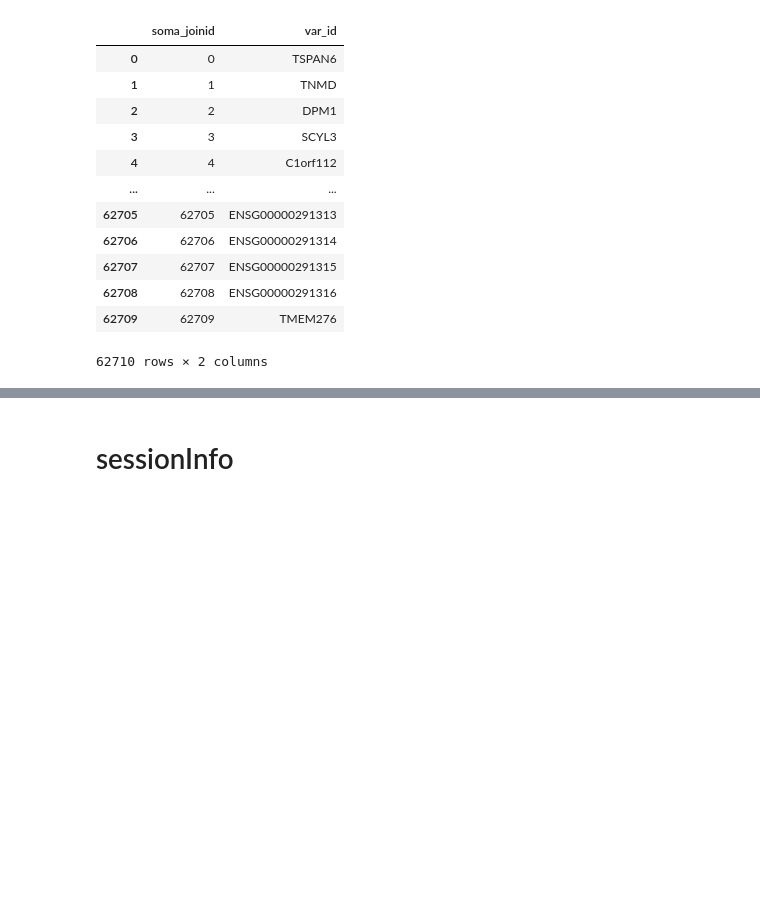
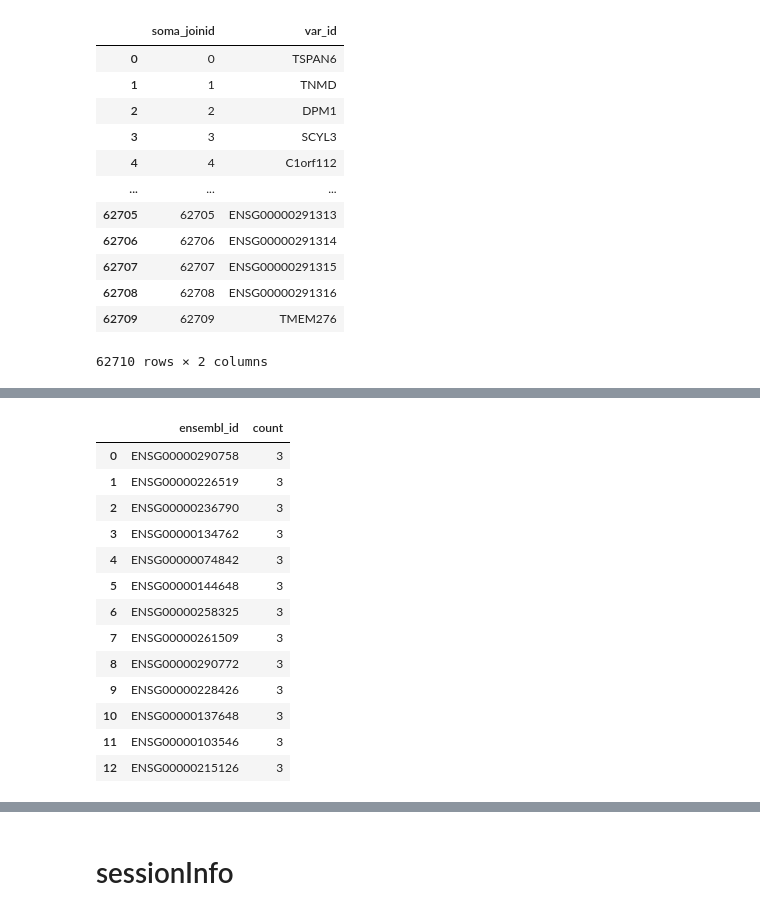
Before and after one commit to bioinfo-tsukuba/scRecounter, a Jupyter notebook: notebooks/tiledb/tahoe-100_create.ipynb, the cells around one changed output, grey strips where cells are left out. Drawn from its saved outputs; the diff is of its cells as text; code cells hidden in the pictures; blank space fills up the shorter version.

```diff
--- a/notebooks/tiledb/tahoe-100.ipynb
+++ b/notebooks/tiledb/tahoe-100_create.ipynb
@@ -531,0 +479,6 @@ len([x for x in df["var_id"].tolist() if not x.startswith("ENSG")])
+# %%
+# occurences of ensembl ids
+ensembl_ids_s = ensembl_ids["ensembl_id"].value_counts().reset_index()
+
+print(ensembl_ids_s["count"].describe())
+ensembl_ids_s[ensembl_ids_s["count"] > 1]
@@ -531,0 +508,18 @@ len([x for x in df["var_id"].tolist() if not x.startswith("ENSG")])
+# %%
+# triplicate occurences of ensembl ids
+ensembl_ids_s[ensembl_ids_s["count"] > 2]
+# %% [output]
+|  | ensembl_id | count |
+| 0 | ENSG00000290758 | 3 |
+| 1 | ENSG00000226519 | 3 |
+| 2 | ENSG00000236790 | 3 |
+| 3 | ENSG00000134762 | 3 |
+| 4 | ENSG00000074842 | 3 |
+| 5 | ENSG00000144648 | 3 |
+| 6 | ENSG00000258325 | 3 |
+| 7 | ENSG00000261509 | 3 |
+| 8 | ENSG00000290772 | 3 |
+| 9 | ENSG00000228426 | 3 |
+| 10 | ENSG00000137648 | 3 |
+| 11 | ENSG00000103546 | 3 |
+| 12 | ENSG00000215126 | 3 |
```
Also changed, not shown: parts of 13 cells of this notebook, 6 other files.
